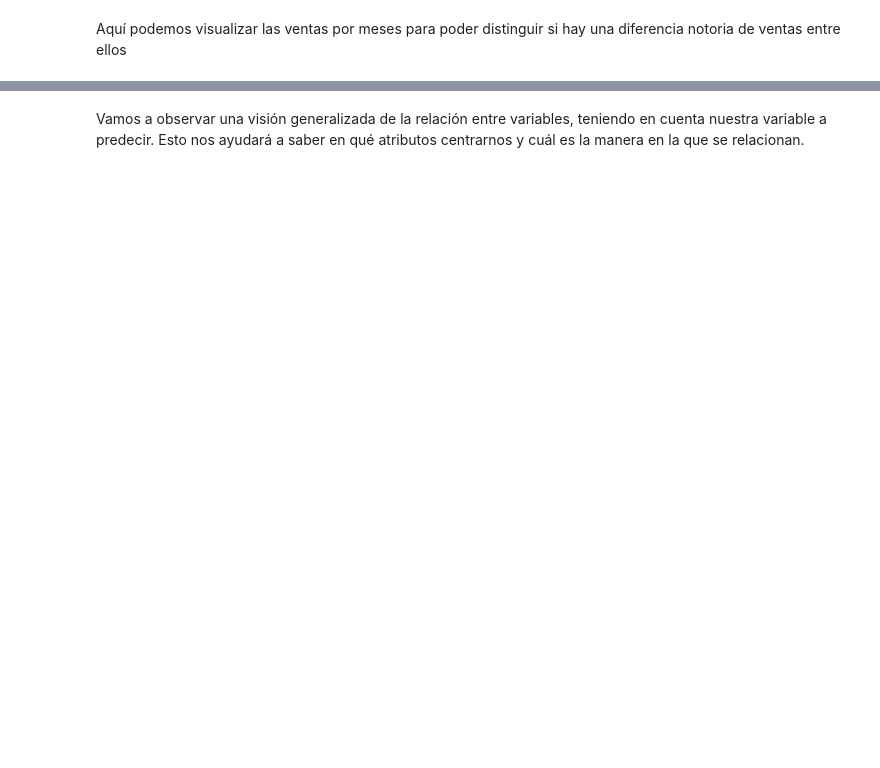
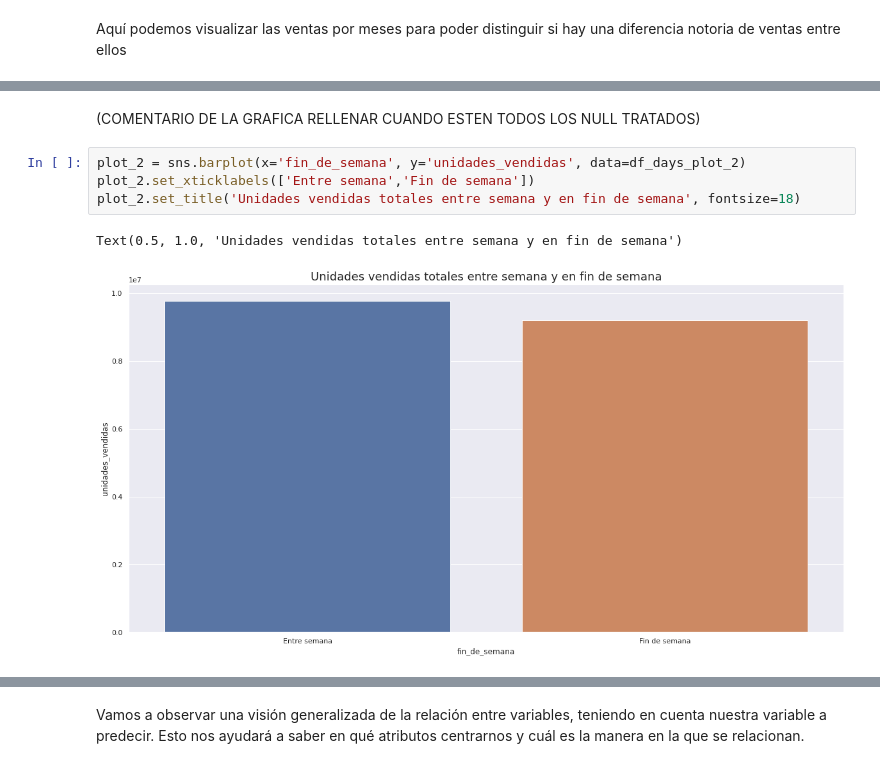
Before and after one commit to bishetheanswer/altamiras-cave, a Jupyter notebook: main.ipynb, the cells around one changed output, grey strips where cells are left out. Cells and saved outputs as stored; diff of their text form; blank space fills up the shorter version.

```diff
--- a/main.ipynb
+++ b/main.ipynb
@@ -168,0 +201,9 @@ df[['fecha','unidades_vendidas']].set_index('fecha').plot(figsize=(40,15))
+# %% [markdown]
+(COMENTARIO DE LA GRAFICA RELLENAR CUANDO ESTEN TODOS LOS NULL TRATADOS)
+# %%
+plot_2 = sns.barplot(x='fin_de_semana', y='unidades_vendidas', data=df_days_plot_2)
+plot_2.set_xticklabels(['Entre semana','Fin de semana'])
+plot_2.set_title('Unidades vendidas totales entre semana y en fin de semana', fontsize=18)
+# %% [output]
+Text(0.5, 1.0, 'Unidades vendidas totales entre semana y en fin de semana')
+[figure, added]
```
Also changed, not shown: parts of 104 cells of this notebook.
